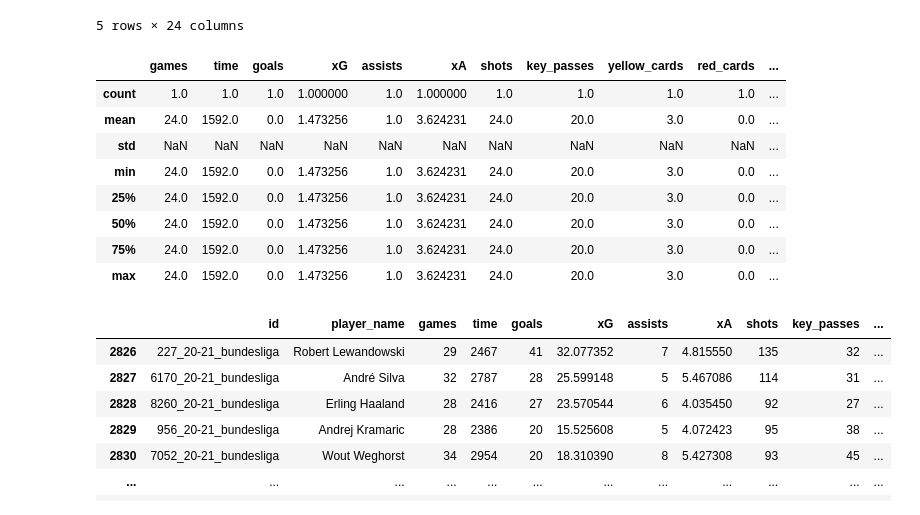
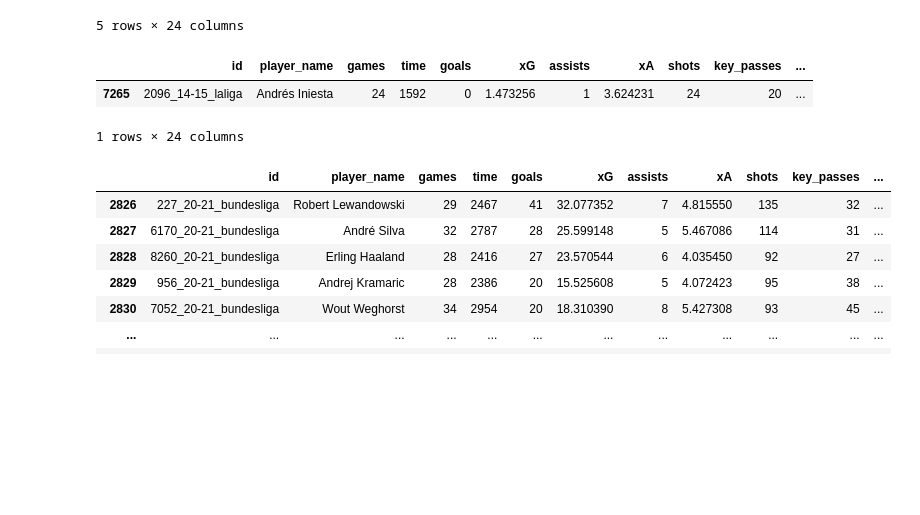
Before and after one commit to MahmoudBenboubker/Data_Visualisation_Football, a Jupyter notebook: Interface Player.ipynb, the cells around one changed output. Saved outputs shown, nothing was run; the diff lists cells and outputs as text; code cells hidden in the pictures; blank space fills up the shorter version.

```diff
--- a/Interface Player.ipynb
+++ b/Interface Player.ipynb
@@ -16,17 +16,11 @@ player_name = "Lionel Messi"
 season = "15-16"
 # %%
 player_stats = get_season_player(df,'Iniesta',"14-15")
-player_stats.describe()
+player_stats
 # %% [output]
-|  | games | time | goals | xG | assists | xA | shots | key_passes | yellow_cards | red_cards | ... |
-| count | 1.0 | 1.0 | 1.0 | 1.000000 | 1.0 | 1.000000 | 1.0 | 1.0 | 1.0 | 1.0 | ... |
-| mean | 24.0 | 1592.0 | 0.0 | 1.473256 | 1.0 | 3.624231 | 24.0 | 20.0 | 3.0 | 0.0 | ... |
-| std | NaN | NaN | NaN | NaN | NaN | NaN | NaN | NaN | NaN | NaN | ... |
-| min | 24.0 | 1592.0 | 0.0 | 1.473256 | 1.0 | 3.624231 | 24.0 | 20.0 | 3.0 | 0.0 | ... |
-| 25% | 24.0 | 1592.0 | 0.0 | 1.473256 | 1.0 | 3.624231 | 24.0 | 20.0 | 3.0 | 0.0 | ... |
-| 50% | 24.0 | 1592.0 | 0.0 | 1.473256 | 1.0 | 3.624231 | 24.0 | 20.0 | 3.0 | 0.0 | ... |
-| 75% | 24.0 | 1592.0 | 0.0 | 1.473256 | 1.0 | 3.624231 | 24.0 | 20.0 | 3.0 | 0.0 | ... |
-| max | 24.0 | 1592.0 | 0.0 | 1.473256 | 1.0 | 3.624231 | 24.0 | 20.0 | 3.0 | 0.0 | ... |
+|  | id | player_name | games | time | goals | xG | assists | xA | shots | key_passes | ... |
+| 7265 | 2096_14-15_laliga | Andrés Iniesta | 24 | 1592 | 0 | 1.473256 | 1 | 3.624231 | 24 | 20 | ... |
+1 rows × 24 columns
 # %%
 get_season(df,"20-21")
 # %% [output]
```
Also changed, not shown: parts of 5 cells of this notebook.
